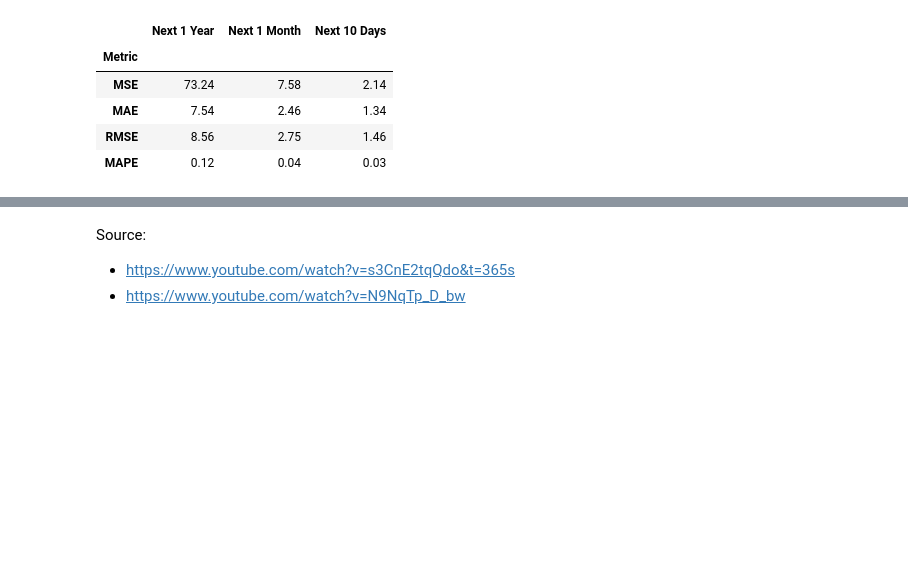
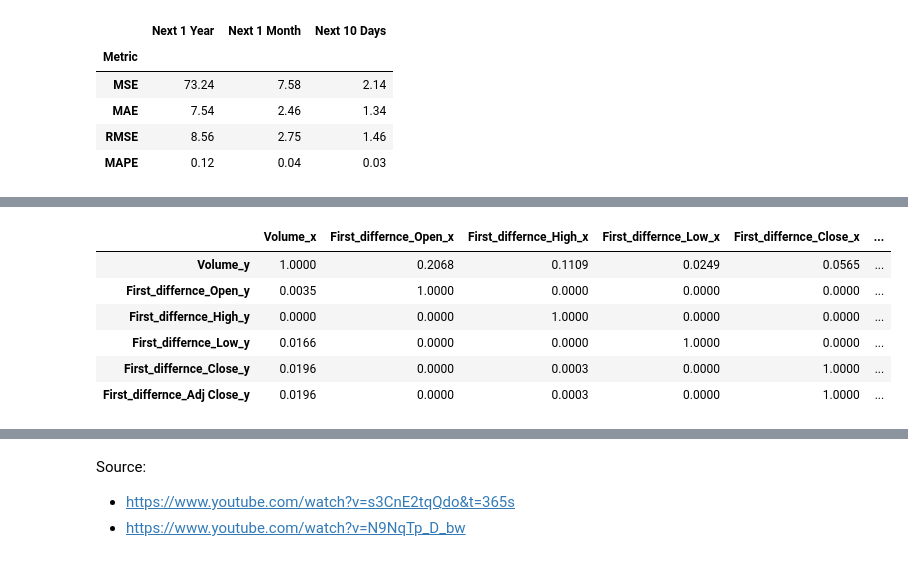
Before and after one commit to sohamthirty/Stock-Price-Prediction-with-Sentiment-Analysis, a Jupyter notebook: Stock_Price_Scraping_EDA.ipynb, the cells around one changed output, grey strips where cells are left out. Cells and saved outputs as stored; diff of their text form; code cells hidden in the pictures; blank space fills up the shorter version.

```diff
--- a/Stock_Price_Scraping_EDA.ipynb
+++ b/Stock_Price_Scraping_EDA.ipynb
@@ -647,0 +659,14 @@ df_results
+# %%
+data = data.iloc[:, :-1]
+# %%
+def check_stationarity(data):
+    for i in range(len(data.columns)):
+        scores = adfuller(data[data.columns[i]], autolag='AIC')
+        if scores[1] < 0.05:
+            print(f'Data is stationary for column {data.columns[i]}')
+        else:
+            print(f'Data is not stationary for column {data.columns[i]}')
+
+def apply_differencing(data, column):
+    data[f'First_differnce_{column}'] = data[column] - data[column].shift(30)
+    return data
@@ -647,0 +682,8 @@ df_results
+# %%
+for i in data.columns:
+    if i == 'Volume':
+        continue
+    data = apply_differencing(data, i)
+# %%
+stationary_data = data.iloc[30:, -6:]
+check_stationarity(stationary_data)
@@ -647,0 +721,24 @@ df_results
+# %%
+def grangers_test(data, columns, test = 'ssr_chi2test'):
+    df = pd.DataFrame(np.zeros((len(columns), len(columns))), columns = columns, index = columns)
+    for c in df.columns:
+        for r in df.index:
+            res = grangercausalitytests(data[[r, c]], maxlag=12, verbose=False)
+            p_vals = [round(res[i+1][0][test][1], 4) for i in range(12)]
+            min_p_value = np.min(p_vals)
+            df.loc[r, c] = min_p_value
+
+    df.columns = [col + '_x' for col in columns]
+    df.index = [col + '_y' for col in columns]
+    return df
+
+granger_df = grangers_test(stationary_data, stationary_data.columns)
+granger_df
+# %% [output]
+|  | Volume_x | First_differnce_Open_x | First_differnce_High_x | First_differnce_Low_x | First_differnce_Close_x | ... |
+| Volume_y | 1.0000 | 0.2068 | 0.1109 | 0.0249 | 0.0565 | ... |
+| First_differnce_Open_y | 0.0035 | 1.0000 | 0.0000 | 0.0000 | 0.0000 | ... |
+| First_differnce_High_y | 0.0000 | 0.0000 | 1.0000 | 0.0000 | 0.0000 | ... |
+| First_differnce_Low_y | 0.0166 | 0.0000 | 0.0000 | 1.0000 | 0.0000 | ... |
+| First_differnce_Close_y | 0.0196 | 0.0000 | 0.0003 | 0.0000 | 1.0000 | ... |
+| First_differnce_Adj Close_y | 0.0196 | 0.0000 | 0.0003 | 0.0000 | 1.0000 | ... |
```
Also changed, not shown: parts of 17 cells of this notebook.
